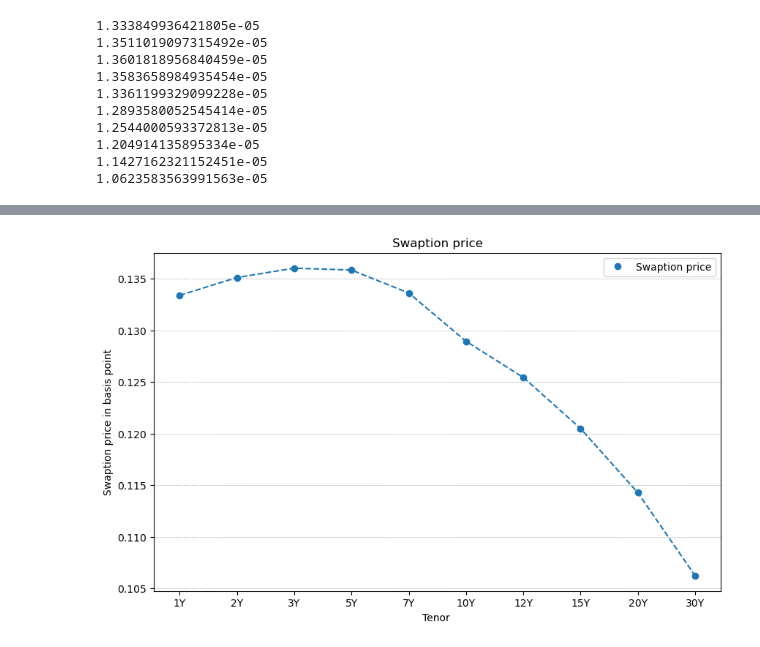
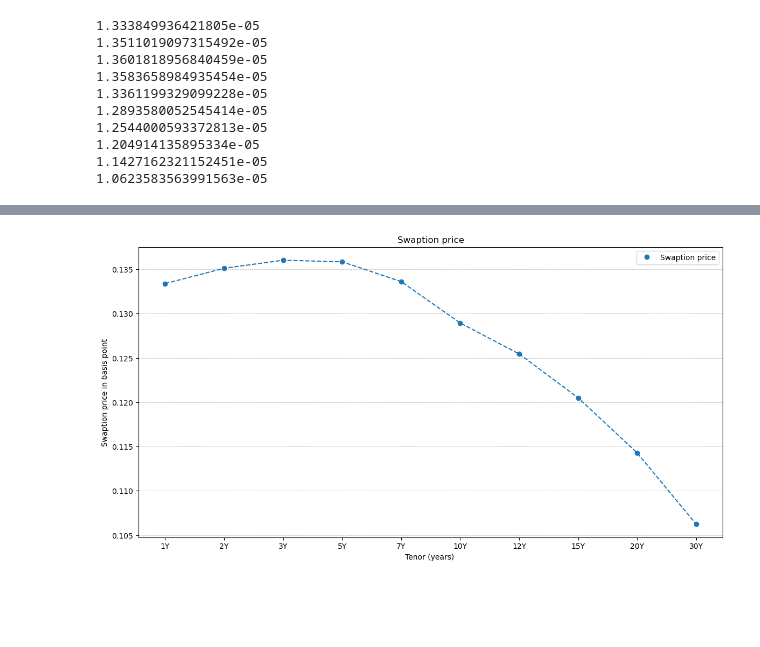
Before and after one commit to NannaOhrt/master_thesis, a Jupyter notebook: main/code/swaption_pricing_test.ipynb, the cells around one changed output, grey strips where cells are left out. Drawn from its saved outputs; the diff is of its cells as text; code cells hidden in the pictures; blank space fills up the shorter version.

Commit message:
made plot nice

```diff
--- a/main/code/swaption_pricing_test.ipynb
+++ b/main/code/swaption_pricing_test.ipynb
@@ -328,6 +135,4 @@ print(p_30Y)
 1.1427162321152451e-05
 1.0623583563991563e-05
 # %%
-price =np.array([p_1Y, p_2Y, p_3Y, p_5Y, p_7Y, p_10Y, p_12Y, p_15Y, p_20Y, p_30Y ])
-price =price*10000
-price
+price =np.array([p_1Y, p_2Y, p_3Y, p_5Y, p_7Y, p_10Y, p_12Y, p_15Y, p_20Y, p_30Y ])*10000
@@ -348,14 +141,14 @@ plt.plot(tenors, price)
 # %%
-plt.figure(figsize=(10, 6))
+plt.figure(figsize=(14, 7))
 plt.plot(tenors, price,  linestyle='--', color = 'tab:blue')
 plt.plot(tenors, price, 'o', label ='Swaption price')
-plt.xlabel('Tenor ')
+plt.xlabel('Tenor (years) ')
 plt.ylabel('Swaption price in basis point')
 plt.title('Swaption price')
 plt.grid(axis='y', linestyle='--', linewidth=0.5)
 plt.legend(loc='upper right')
 plt.savefig("/Users/nannaingemannohrt/Desktop/master_thesis/main/plots/swaption_price_atm.png")
 plt.show()
 plt.close()
 # %% [output]
-[figure, old version]
+[figure, new version]
```
Also changed, not shown: parts of 8 cells of this notebook, 5 other files.
